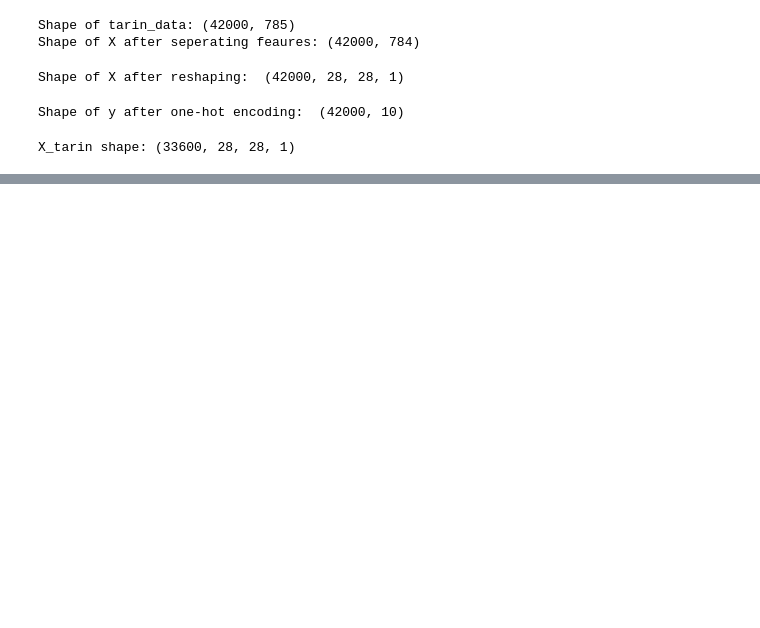
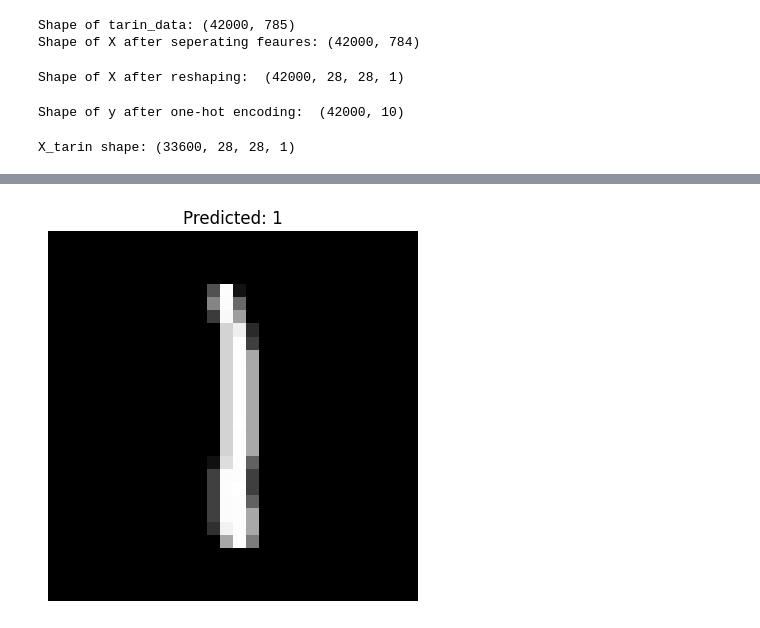
Before and after one commit to Sayan-Official-32/Hand-written-digit-detection, a Jupyter notebook: model.ipynb, the cells around one changed output, grey strips where cells are left out. Saved outputs shown, nothing was run; the diff lists cells and outputs as text; code cells hidden in the pictures; blank space fills up the shorter version.

```diff
--- a/model.ipynb
+++ b/model.ipynb
@@ -155,0 +203,17 @@ for i in range(100):
+# %%
+def show_image(index):
+    # Get image
+    image = X_test[index]
+
+    # Predict digit
+    prediction = model.predict(image.reshape(1, 28, 28, 1))
+    predicted_label = np.argmax(prediction)
+
+    # Show image
+    plt.imshow(image.reshape(28, 28), cmap='gray')
+    plt.title(f"Predicted: {predicted_label}")
+    plt.axis('off')
+    plt.show()
+
+show_image(1000)
+# %% [output]
@@ -155,0 +221 @@ for i in range(100):
+[figure, added]
```
Also changed, not shown: parts of 9 cells of this notebook, 1 other file.
